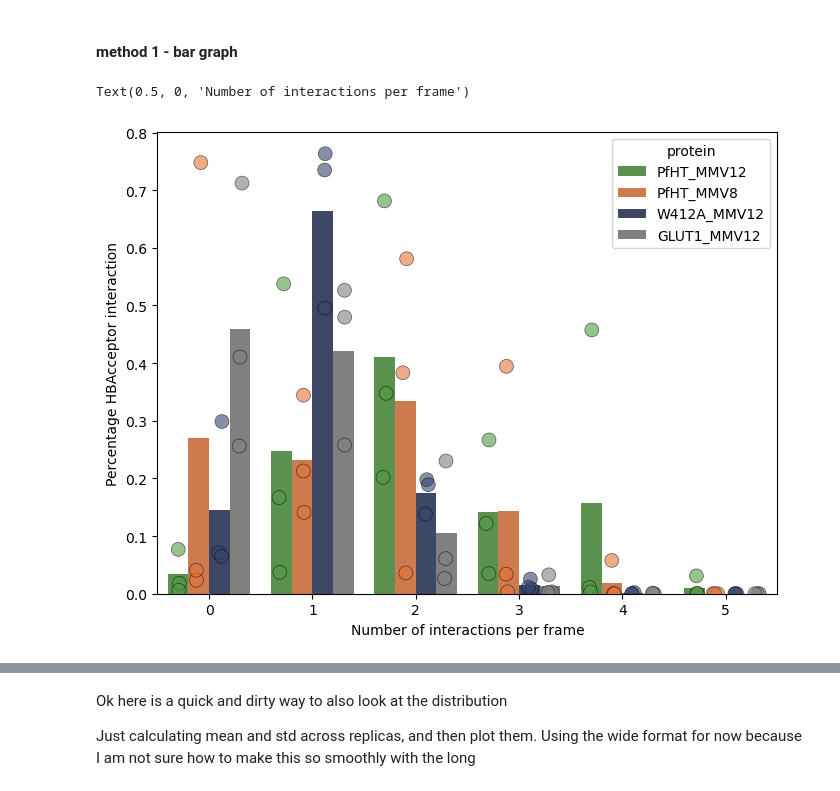
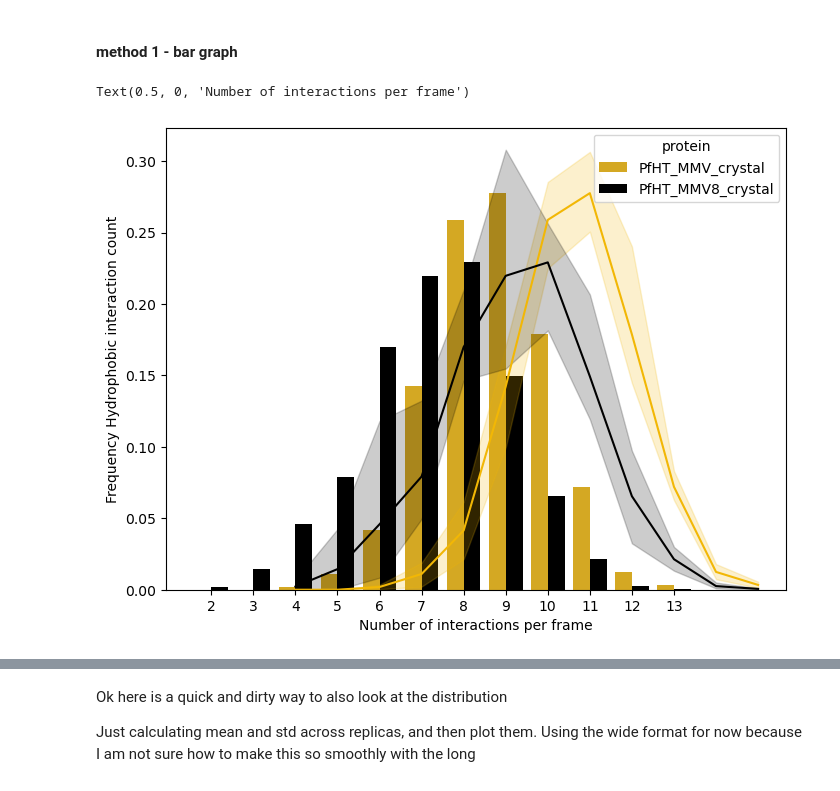
Before and after one commit to semccomas/PfHT_MMV, a Jupyter notebook: prolif_fingerprinting/compare_n_interactions_per_frame.ipynb, the cells around one changed output, grey strips where cells are left out. Cells and saved outputs as stored; diff of their text form; code cells hidden in the pictures.

```diff
--- a/prolif_fingerprinting/compare_n_interactions_per_frame.ipynb
+++ b/prolif_fingerprinting/compare_n_interactions_per_frame.ipynb
@@ -15,7 +15,9 @@ import seaborn as sns
 from typing import Optional
 import src.simulation_metadata as sims
 # %%
-sim_list = [sims.PfHT_MMV12, sims.PfHT_MMV8, sims.W412A_MMV12, sims.GLUT1_MMV12]
+#sim_list = [sims.PfHT_MMV12, sims.PfHT_MMV8]#, sims.W412A_MMV12, sims.GLUT1_MMV12]
+sim_list = [sims.PfHT_MMV_crystal, sims.PfHT_MMV8_crystal]#, sims.W412A_MMV_crystal, sims.GLUT3_MMV_crystal]
+
 
 color_l = [sim.color for sim in sim_list]
 
@@ -47,7 +49,7 @@ for sim in sim_list:
 # %% [markdown]
 #### method 1 - bar graph
 # %%
-intxn_name='HBAcceptor'
+intxn_name='Hydrophobic'
 # %%
 n_intxns_wide = analysis_functions.pct_n_intxn_per_frame_wide(
     sims=sim_list,
@@ -69,34 +71,47 @@ n_intxns = analysis_functions.process_wide_df(
 )
 # %%
 f, ax = plt.subplots(1, 1, figsize=(8, 6))
+
+
 sns.barplot(
     data=n_intxns,
     x="n_interactions",
     y="value",
     hue="protein",
     errorbar=None,
     ax=ax,
     palette=color_l,
 )
-
+'''
 sns.stripplot(
     data=n_intxns,
     x="n_interactions",
     y="value",
     hue="protein",
     ax=ax,
     dodge=True,
     alpha=0.6,
     edgecolor="black",
-    linewidth=0.5,
+    linewidth=0.2,
     legend=False,
-    size=10,
+    size=4,
     palette=color_l,
 )
+'''
 
-ax.set_ylabel(f"Percentage {intxn_name} interaction")
+sns.lineplot(
+    data=n_intxns,
+    x="n_interactions",
+    y="value",
+    hue="protein",
+    palette=color_l,
+    #errorbar=None,
+    legend=None
+)
+
+ax.set_ylabel(f"Frequency {intxn_name} interaction count")
 ax.set_xlabel("Number of interactions per frame")
 # ax.set_ylim(0,1.1)
 # %% [output]
 Text(0.5, 0, 'Number of interactions per frame')
-[figure, old version]
+[figure, new version]
```
Also changed, not shown: parts of 8 cells of this notebook, 5 other files.
